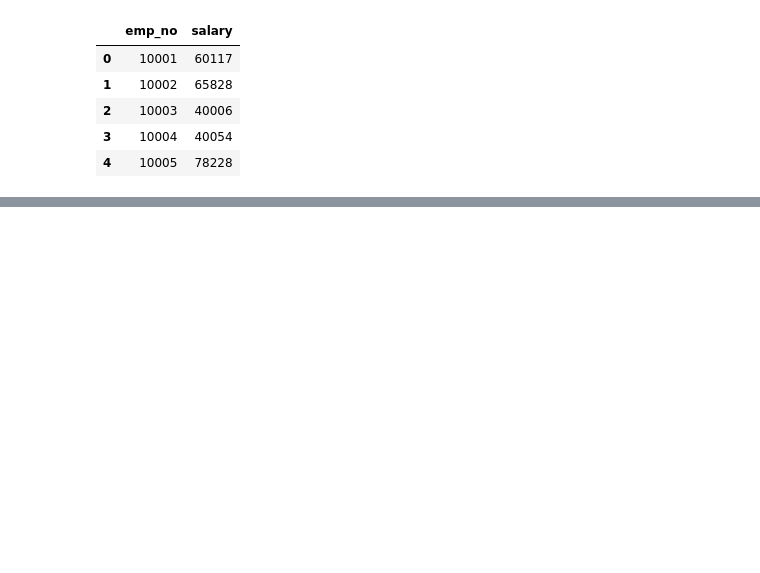
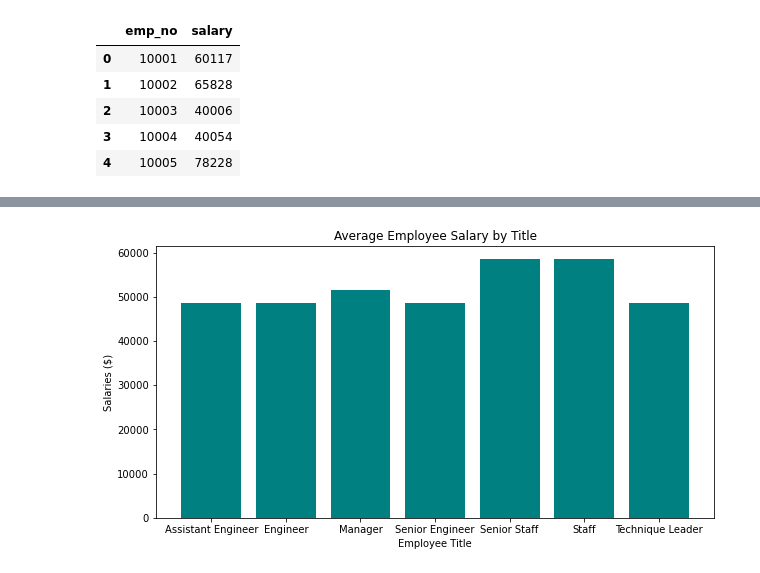
Before and after one commit to Claude-Hanfou/Employee-Database-SQL, a Jupyter notebook: Visualization and Analysis.ipynb, the cells around one changed output, grey strips where cells are left out. Cells and saved outputs as stored; diff of their text form; code cells hidden in the pictures; blank space fills up the shorter version.

```diff
--- a/Visualization and Analysis.ipynb
+++ b/Visualization and Analysis.ipynb
@@ -65,0 +41,9 @@ combined_data_df = pd.merge(salaries,title, how="outer", on="Mouse ID")
+# %%
+#Get the tables
+employees= pd.read_sql_query(''' SELECT * FROM employees;''',connection)
+titles= pd.read_sql_query(''' SELECT * FROM titles;''',connection)
+# %%
+#Combine the data
+combined_df = pd.merge(salaries,employees, how="outer", on="emp_no")
+#Combine the data
+salary_df = pd.merge(combined_df,titles, how='left', left_on='emp_title_id', right_on='title_id')
@@ -65,0 +60,5 @@ combined_data_df = pd.merge(salaries,title, how="outer", on="Mouse ID")
+# %%
+#Group by title
+grouped = salary_title_df.groupby("title").mean()
+salary_df = grouped.reset_index()
+salary_df
@@ -65,0 +74,14 @@ combined_data_df = pd.merge(salaries,title, how="outer", on="Mouse ID")
+# %%
+#Plot the chart
+fig1,ax1 = plt.subplots(figsize=(10, 5))
+x_axis = salary_df["title"]
+y_axis = salary_df["salary"]
+
+grouped = plt.bar(x_axis,y_axis, color ='teal')
+plt.ylabel("Salaries ($)")
+plt.xlabel("Employee Title")
+plt.title("Average Employee Salary by Title")
+plt.savefig("./Image/figure_2.png")
+plt.show()
+# %% [output]
+[figure, added]
```
Also changed, not shown: parts of 6 cells of this notebook, 2 other files.
